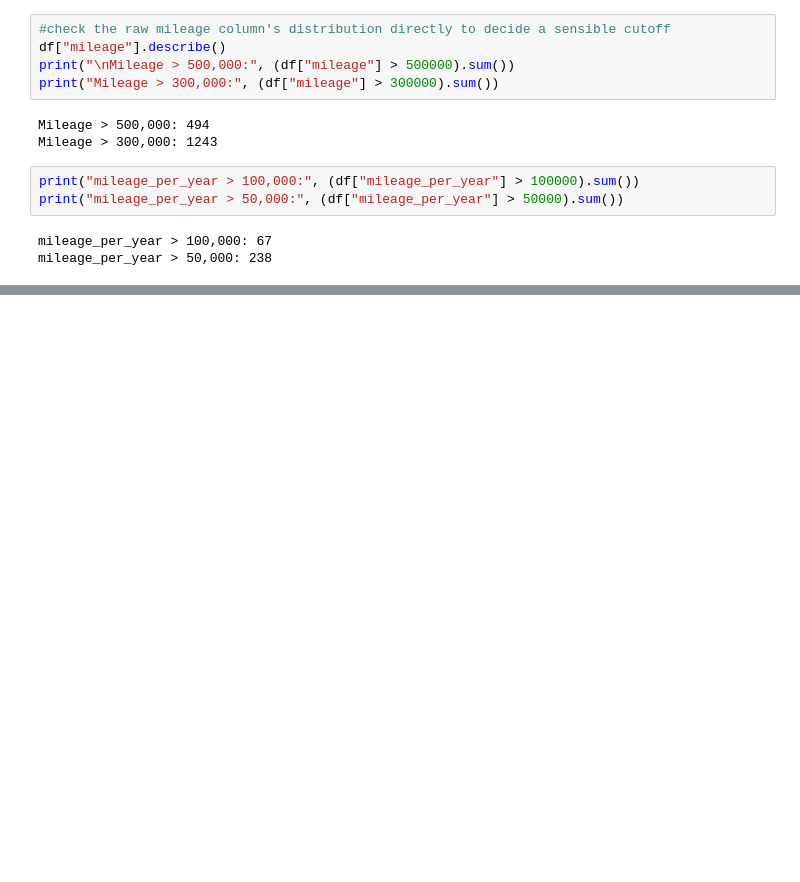
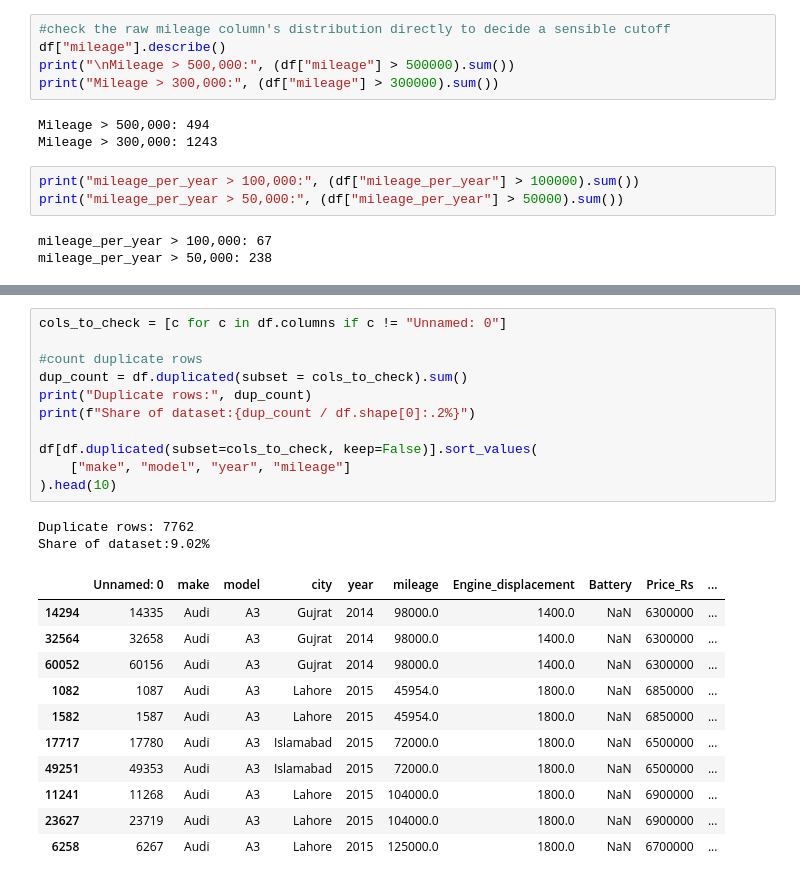
Before and after one commit to Abdullah-Farooq292/IML-used-car-price-prediction-Pakistan, a Jupyter notebook: Code/ML_Project.ipynb, the cells around one changed output, grey strips where cells are left out. Drawn from its saved outputs; the diff is of its cells as text; blank space fills up the shorter version.

```diff
--- a/Code/ML_Project.ipynb
+++ b/Code/ML_Project.ipynb
@@ -324,0 +370,25 @@ mileage_per_year > 50,000: 238
+# %%
+cols_to_check = [c for c in df.columns if c != "Unnamed: 0"]
+
+#count duplicate rows
+dup_count = df.duplicated(subset = cols_to_check).sum()
+print("Duplicate rows:", dup_count)
+print(f"Share of dataset:{dup_count / df.shape[0]:.2%}")
+
+df[df.duplicated(subset=cols_to_check, keep=False)].sort_values(
+    ["make", "model", "year", "mileage"]
+).head(10)
+# %% [output]
+Duplicate rows: 7762
+Share of dataset:9.02%
+|  | Unnamed: 0 | make | model | city | year | mileage | Engine_displacement | Battery | Price_Rs | ... |
+| 14294 | 14335 | Audi | A3 | Gujrat | 2014 | 98000.0 | 1400.0 | NaN | 6300000 | ... |
+| 32564 | 32658 | Audi | A3 | Gujrat | 2014 | 98000.0 | 1400.0 | NaN | 6300000 | ... |
+| 60052 | 60156 | Audi | A3 | Gujrat | 2014 | 98000.0 | 1400.0 | NaN | 6300000 | ... |
+| 1082 | 1087 | Audi | A3 | Lahore | 2015 | 45954.0 | 1800.0 | NaN | 6850000 | ... |
+| 1582 | 1587 | Audi | A3 | Lahore | 2015 | 45954.0 | 1800.0 | NaN | 6850000 | ... |
+| 17717 | 17780 | Audi | A3 | Islamabad | 2015 | 72000.0 | 1800.0 | NaN | 6500000 | ... |
+| 49251 | 49353 | Audi | A3 | Islamabad | 2015 | 72000.0 | 1800.0 | NaN | 6500000 | ... |
+| 11241 | 11268 | Audi | A3 | Lahore | 2015 | 104000.0 | 1800.0 | NaN | 6900000 | ... |
+| 23627 | 23719 | Audi | A3 | Lahore | 2015 | 104000.0 | 1800.0 | NaN | 6900000 | ... |
+| 6258 | 6267 | Audi | A3 | Lahore | 2015 | 125000.0 | 1800.0 | NaN | 6700000 | ... |
```
Also changed, not shown: parts of 11 cells of this notebook.
